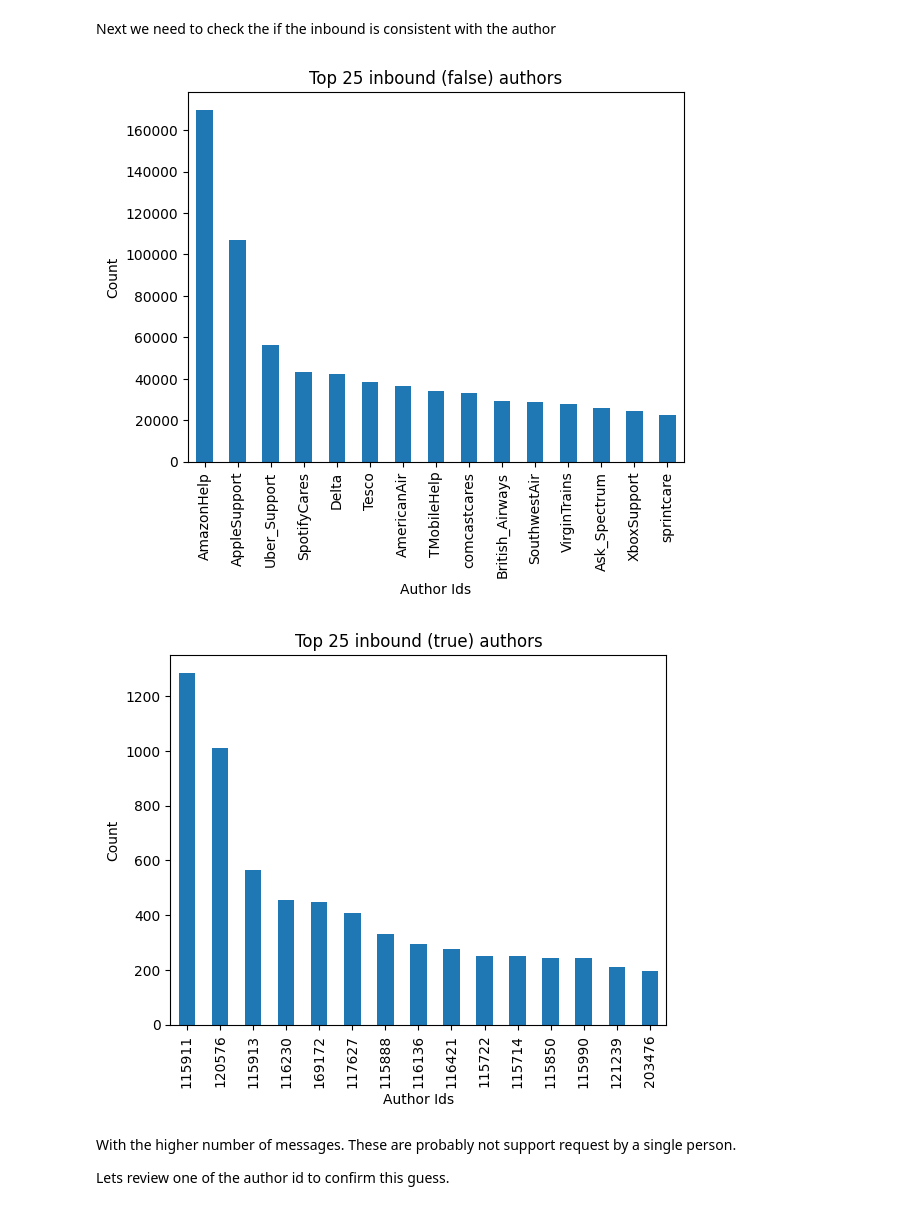
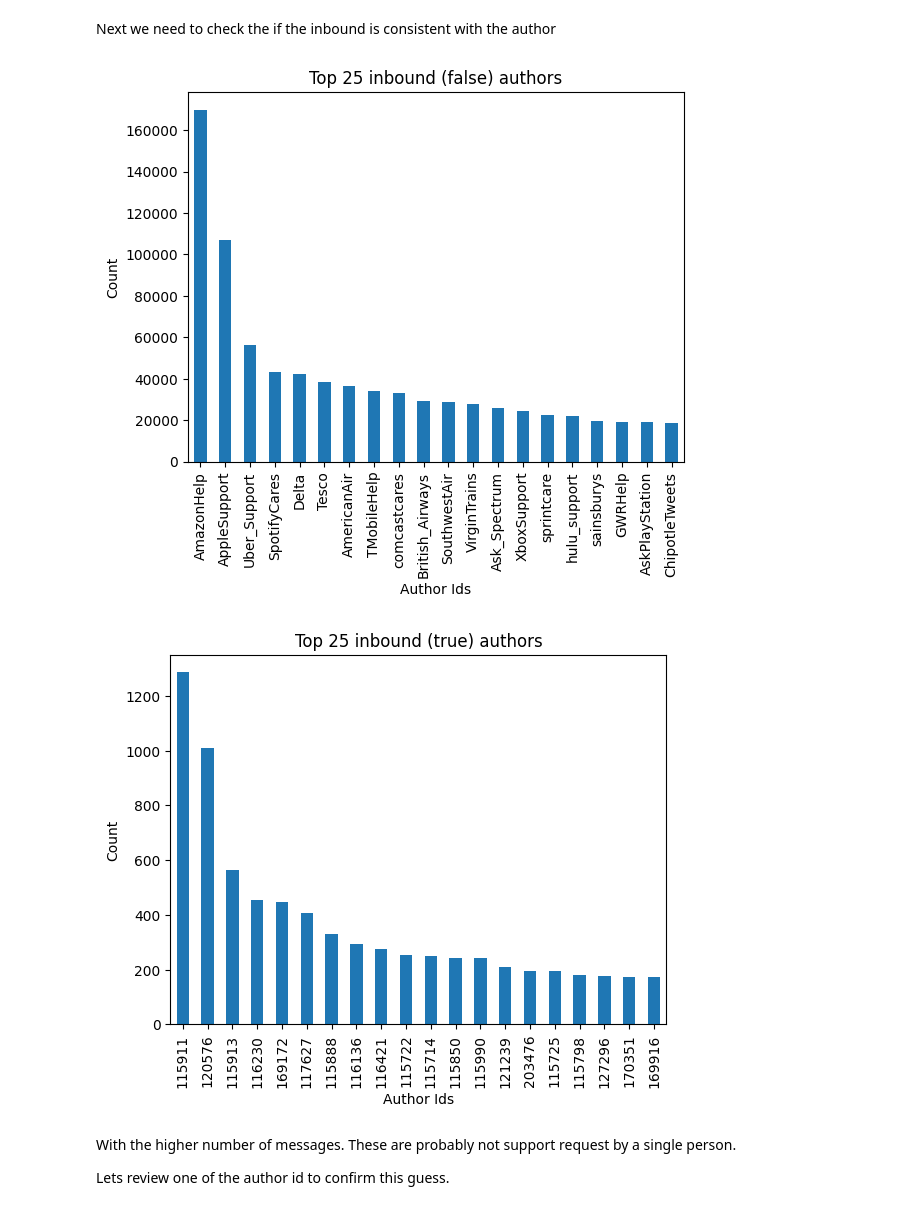
Before and after one commit to erictlong/customer-support-automation, a Jupyter notebook: data analytics/dataReview.ipynb, the cells around one changed output. Cells and saved outputs as stored; diff of their text form; code cells hidden in the pictures.

```diff
--- a/data analytics/dataReview.ipynb
+++ b/data analytics/dataReview.ipynb
@@ -168,20 +168,20 @@ inbound_count_true = inbound_count_true["author_id"].value_counts()
 inbound_count_false = df[df["inbound"] == False]
 inbound_count_false = inbound_count_false["author_id"].value_counts()
 # %%
-inbound_count_false[:15].plot(kind='bar')
+inbound_count_false[:20].plot(kind='bar')
 plt.xlabel("Author Ids")
 plt.ylabel("Count")
 plt.title("Top 25 inbound (false) authors")
 plt.show()
 
-inbound_count_true[:15].plot(kind='bar')
+inbound_count_true[:20].plot(kind='bar')
 plt.xlabel("Author Ids")
 plt.ylabel("Count")
 plt.title("Top 25 inbound (true) authors")
 plt.show()
 # %% [output]
-[figure, old version]
+[figure, new version]
-[figure, old version]
+[figure, new version]
 # %% [markdown]
 With the higher number of messages. These are probably not support request by a single person.
 
```
Also changed, not shown: parts of 9 cells of this notebook.
